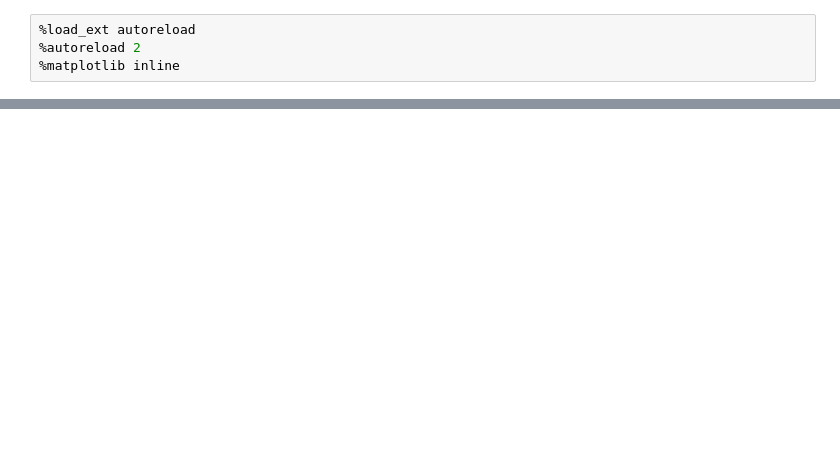
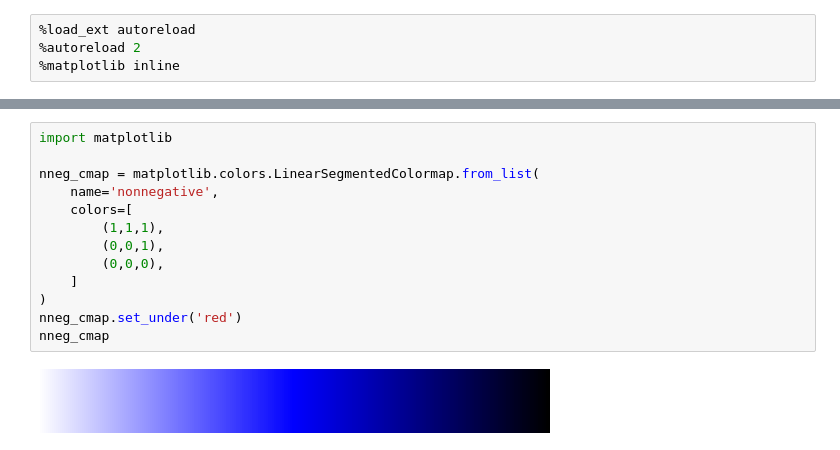
Before and after one commit to mattragoza/lung-project, a Jupyter notebook: notebooks/copdgene/01-preprocessing.ipynb, the cells around one changed output, grey strips where cells are left out. Saved outputs shown, nothing was run; the diff lists cells and outputs as text; blank space fills up the shorter version.

```diff
--- a/notebooks/copdgene/01-preprocessing.ipynb
+++ b/notebooks/copdgene/01-preprocessing.ipynb
@@ -213,0 +510,15 @@ Wall time: 26.2 s
+# %%
+import matplotlib
+
+nneg_cmap = matplotlib.colors.LinearSegmentedColormap.from_list(
+    name='nonnegative',
+    colors=[
+        (1,1,1),
+        (0,0,1),
+        (0,0,0),
+    ]
+)
+nneg_cmap.set_under('red')
+nneg_cmap
+# %% [output]
+[figure, added]
```
Also changed, not shown: parts of 25 cells of this notebook, 8 other files.
